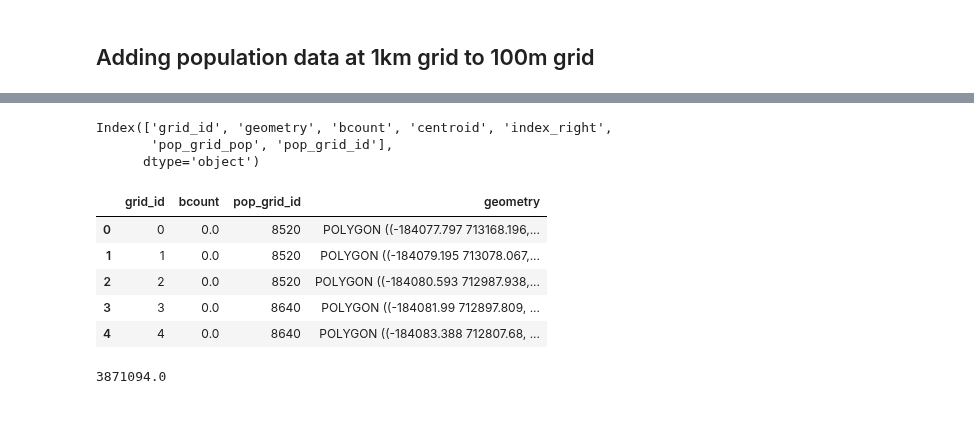
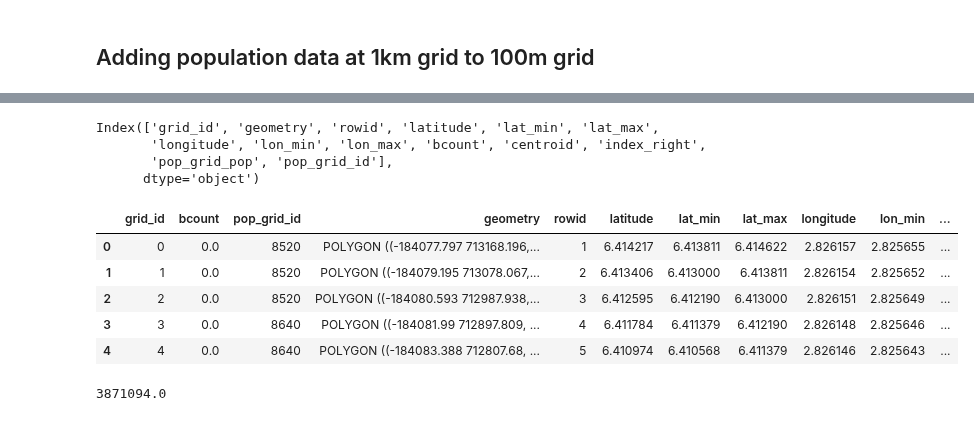
Before and after one commit to urbanbigdatacentre/ideamaps-models, a Jupyter notebook: models/emergency-maternal-care/scripts/Health_Care_Access_3_closet_EmOC.ipynb, the cells around one changed output, grey strips where cells are left out. Drawn from its saved outputs; the diff is of its cells as text; code cells hidden in the pictures.

```diff
--- a/models/emergency-maternal-care/scripts/Health_Care_Access_3_closet_EmOC.ipynb
+++ b/models/emergency-maternal-care/scripts/Health_Care_Access_3_closet_EmOC.ipynb
@@ -231,6 +231,6 @@ grid_file = data_inputs + '100mGrid.gpkg'
 grid = gpd.read_file(grid_file)
 grid = grid.to_crs(epsg)
 grid['grid_id'] = range(len(grid))
-grid = grid[['grid_id', 'geometry']].set_geometry('geometry')
+grid = grid[['grid_id', 'geometry','rowid', 'latitude', 'lat_min', 'lat_max', 'longitude', 'lon_min','lon_max']].set_geometry('geometry')
 grid
 # %% [output]
@@ -286,35 +286,37 @@ grid
 # %%
 # Adding population data at 1km grid to finer grid
 from pathlib import Path
 
 data_path = Path(data_inputs)
 
 # Loading coarse pop data
 pop_file = data_path / 'Lagos_nga_f_15_49_2015_1km.tif'
 pop_raster, transform, crs = read_tif(pop_file)
 
 # Converting the raster grid to vector data
 pop_grid = raster2vector(pop_raster, transform, crs)
 pop_grid = pop_grid.to_crs(epsg)
 pop_grid['pop_grid_id'] = range(len(pop_grid))
 # pop_grid.to_parquet(data_path / 'sanity_check_pop.parquet')
 
 # Assign coarse population data to finer grid based on the centroid locations of the finer grid cells
 grid['centroid'] = grid['geometry'].centroid
 grid = gpd.sjoin(grid.set_geometry('centroid'), pop_grid, how='left', predicate='within')
 print(grid.columns)
-grid = grid[['grid_id', 'bcount', 'pop_grid_id', 'geometry']]
+grid = grid[['grid_id', 'bcount', 'pop_grid_id', 'geometry','rowid', 'latitude', 'lat_min', 'lat_max',
+       'longitude', 'lon_min', 'lon_max']]
 grid.head()
 # %% [output]
-Index(['grid_id', 'geometry', 'bcount', 'centroid', 'index_right',
+Index(['grid_id', 'geometry', 'rowid', 'latitude', 'lat_min', 'lat_max',
+       'longitude', 'lon_min', 'lon_max', 'bcount', 'centroid', 'index_right',
        'pop_grid_pop', 'pop_grid_id'],
       dtype='object')
-|  | grid_id | bcount | pop_grid_id | geometry |
-| 0 | 0 | 0.0 | 8520 | POLYGON ((-184077.797 713168.196,... |
-| 1 | 1 | 0.0 | 8520 | POLYGON ((-184079.195 713078.067,... |
-| 2 | 2 | 0.0 | 8520 | POLYGON ((-184080.593 712987.938,... |
-| 3 | 3 | 0.0 | 8640 | POLYGON ((-184081.99 712897.809, ... |
-| 4 | 4 | 0.0 | 8640 | POLYGON ((-184083.388 712807.68, ... |
+|  | grid_id | bcount | pop_grid_id | geometry | rowid | latitude | lat_min | lat_max | longitude | lon_min | ... |
+| 0 | 0 | 0.0 | 8520 | POLYGON ((-184077.797 713168.196,... | 1 | 6.414217 | 6.413811 | 6.414622 | 2.826157 | 2.825655 | ... |
+| 1 | 1 | 0.0 | 8520 | POLYGON ((-184079.195 713078.067,... | 2 | 6.413406 | 6.413000 | 6.413811 | 2.826154 | 2.825652 | ... |
+| 2 | 2 | 0.0 | 8520 | POLYGON ((-184080.593 712987.938,... | 3 | 6.412595 | 6.412190 | 6.413000 | 2.826151 | 2.825649 | ... |
+| 3 | 3 | 0.0 | 8640 | POLYGON ((-184081.99 712897.809, ... | 4 | 6.411784 | 6.411379 | 6.412190 | 2.826148 | 2.825646 | ... |
+| 4 | 4 | 0.0 | 8640 | POLYGON ((-184083.388 712807.68, ... | 5 | 6.410974 | 6.410568 | 6.411379 | 2.826146 | 2.825643 | ... |
 # %%
 print(grid['bcount'].sum())
 # %% [output]
```
Also changed, not shown: parts of 4 cells of this notebook, 1 other file.
